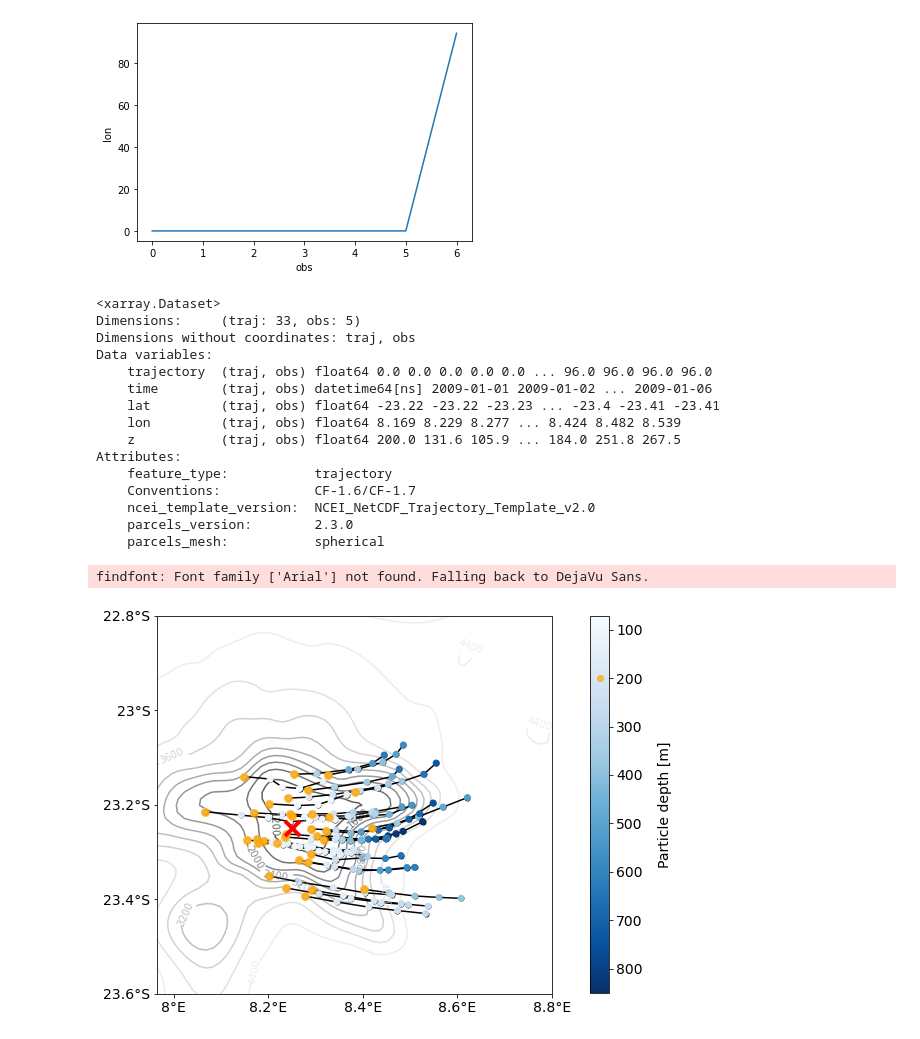
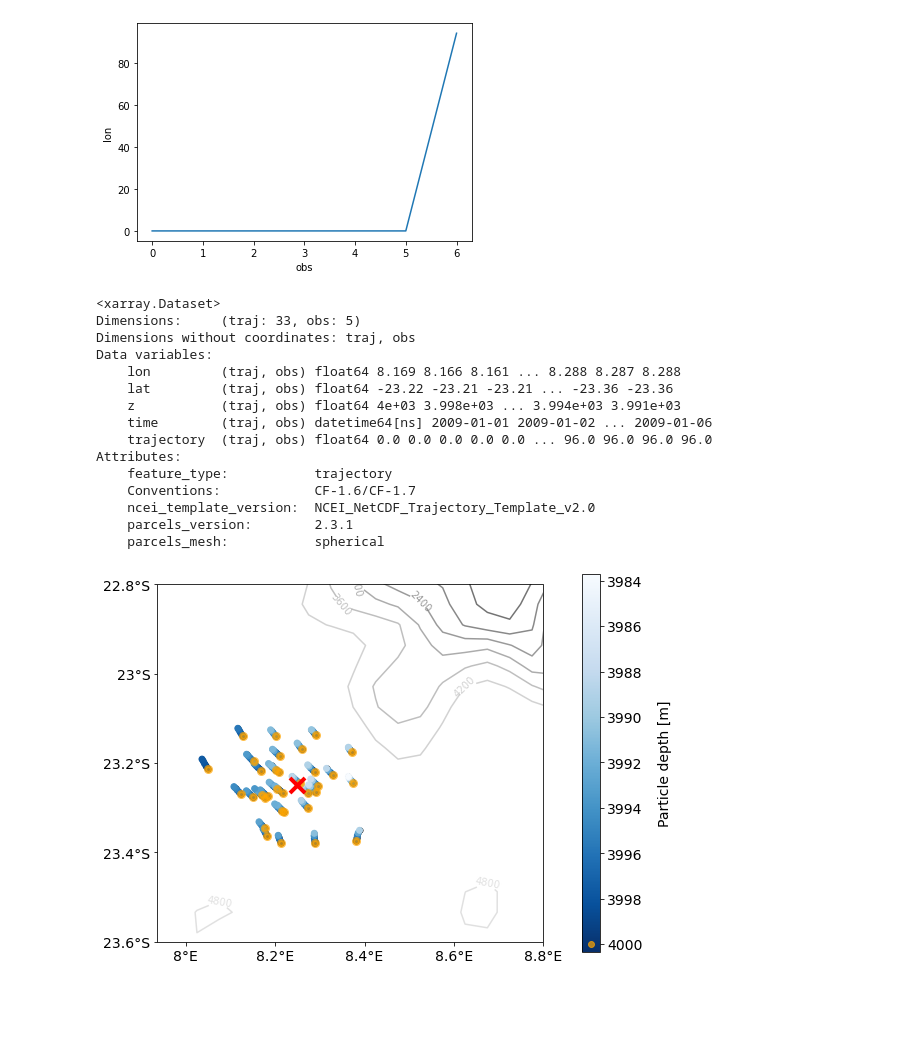
Before and after one commit to LeonMock/master-thesis, a Jupyter notebook: notebooks/2023-05-05_test-trajectories.ipynb, the cells around one changed output. Saved outputs shown, nothing was run; the diff lists cells and outputs as text; code cells hidden in the pictures; blank space fills up the shorter version.

```diff
--- a/notebooks/2023-05-05_test-trajectories.ipynb
+++ b/notebooks/2023-05-05_test-trajectories.ipynb
@@ -6,10 +6,11 @@ import pandas as pd
 import cartopy.crs as ccrs
 import cartopy.feature as cf
 # %%
-release_zone = "test_001"
+release_zone = "test_4000"
 # %%
 SIGMA=xr.open_dataset('../data/config/ROMS/sigma2depth_parent.nc')
-particle_ds = xr.open_dataset('../output_data/ROMS/test_001_20090101_RT-5_N-100_seed-12345.nc')
+INALT_mask=xr.open_dataset('/gxfs_work1/geomar/smomw044/prep_data_iAtlantic_LMock/INALT20.L46-KFS119/1_INALT20.L46-KFS119_mesh_mask_iMirabilis.nc')
+particle_ds = xr.open_dataset('../output_data/INALT20.L46-KFS119/test_4000_20090101_RT-5_N-100_seed-12345.nc') #INALT20.L46-KFS119
 particle_ds
 # %% [output]
 <xarray.Dataset>
@@ -29,4 +30,6 @@ Attributes:
     parcels_mesh:           spherical
+# %%
+topo_INALT = np.sum((INALT_mask.tmask*INALT_mask.e3t_0).isel(t=0),axis=0)
 # %%
 def load_release_locations(release_locations_file):
     df = pd.read_csv(release_locations_file, delimiter=",")
@@ -61,16 +64,16 @@ traj_plot
 Dimensions:     (traj: 33, obs: 5)
 Dimensions without coordinates: traj, obs
 Data variables:
+    lon         (traj, obs) float64 8.169 8.166 8.161 ... 8.288 8.287 8.288
+    lat         (traj, obs) float64 -23.22 -23.21 -23.21 ... -23.36 -23.36
+    z           (traj, obs) float64 4e+03 3.998e+03 ... 3.994e+03 3.991e+03
+    time        (traj, obs) datetime64[ns] 2009-01-01 2009-01-02 ... 2009-01-06
     trajectory  (traj, obs) float64 0.0 0.0 0.0 0.0 0.0 ... 96.0 96.0 96.0 96.0
-    time        (traj, obs) datetime64[ns] 2009-01-01 2009-01-02 ... 2009-01-06
-    lat         (traj, obs) float64 -23.22 -23.22 -23.23 ... -23.4 -23.41 -23.41
-    lon         (traj, obs) float64 8.169 8.229 8.277 ... 8.424 8.482 8.539
-    z           (traj, obs) float64 200.0 131.6 105.9 ... 184.0 251.8 267.5
 Attributes:
     feature_type:           trajectory
     Conventions:            CF-1.6/CF-1.7
     ncei_template_version:  NCEI_NetCDF_Trajectory_Template_v2.0
-    parcels_version:        2.3.0
+    parcels_version:        2.3.1
     parcels_mesh:           spherical
 # %%
 def fmt(x):
@@ -89,34 +92,34 @@ fig, ax = plt.subplots(1,1,figsize=(8,8),constrained_layout=True,
 ax.set_extent([traj_plot["lon"].min()-0.1,traj_plot["lon"].max()+0.1,
                traj_plot["lat"].min()-0.1,traj_plot["lat"].max()+0.1], crs=ccrs.PlateCarree())
 
 #start points
 ax.scatter(start['lon'].T,start['lat'].T,zorder=3,linewidth=3,color='orange',alpha=0.7)
 ax.plot(bathymodiolus_lon, bathymodiolus_lat, 'rx',markersize=15,markeredgewidth=4,zorder=3)
 
 #trajectories
 sc=ax.scatter(traj_plot['lon'].T, traj_plot['lat'].T,c=traj_plot['z'].T, zorder=2,cmap='Blues')
 ax.plot(traj_plot['lon'].T, traj_plot['lat'].T, zorder=1, marker='o',markersize=5,color='black')
     #ax.set_prop_cycle('color',plt.cm.Blues(np.linspace(0.3,1,10)))
 
 #colorbar
 cb = fig.colorbar(sc,shrink=0.662)
 cb.ax.invert_yaxis()
 sc.figure.axes[1].tick_params(axis="y", labelsize=14)
 cb.ax.set_ylabel('Particle depth [m]',fontsize=14)
 cb.ax.get_yaxis().labelpad = 15
-cb.ax.plot(0.5, 200, 'orange',marker='o',alpha=0.7)
+cb.ax.plot(0.5, release_depth, 'orange',marker='o',alpha=0.7)
 
 #topography lines
-c=ax.contour(SIGMA.lon_rho,SIGMA.lat_rho,SIGMA.h,levels=10,alpha=0.7,zorder=0,cmap='Greys_r')
+#c=ax.contour(SIGMA.lon_rho,SIGMA.lat_rho,SIGMA.h,levels=10,alpha=0.7,zorder=0,cmap='Greys_r') #ROMS
+c=ax.contour(INALT_mask.glamf[0,0,:],INALT_mask.gphif[0,:,0],topo_INALT,levels=10,alpha=0.7,zorder=0,cmap='Greys_r') #INALT
 ax.clabel(c, c.levels, inline=True, fontsize=10,fmt=fmt)
 
 #labels
 ax.set_xticks([8,8.2,8.4,8.6,8.8])
 ax.set_xticklabels(['8°E','8.2°E','8.4°E','8.6°E','8.8°E'],fontsize=14, family='Arial')
 ax.set_yticks([-22.8,-23.,-23.2,-23.4,-23.6])
 ax.set_yticklabels(['22.8°S','23°S','23.2°S','23.4°S','23.6°S'],fontsize=14, family='Arial')
 
 plt.show()
 # %% [output]
-findfont: Font family ['Arial'] not found. Falling back to DejaVu Sans.
-[figure, old version]
+[figure, new version]
```
Also changed, not shown: parts of 3 cells of this notebook, 7 other files.
